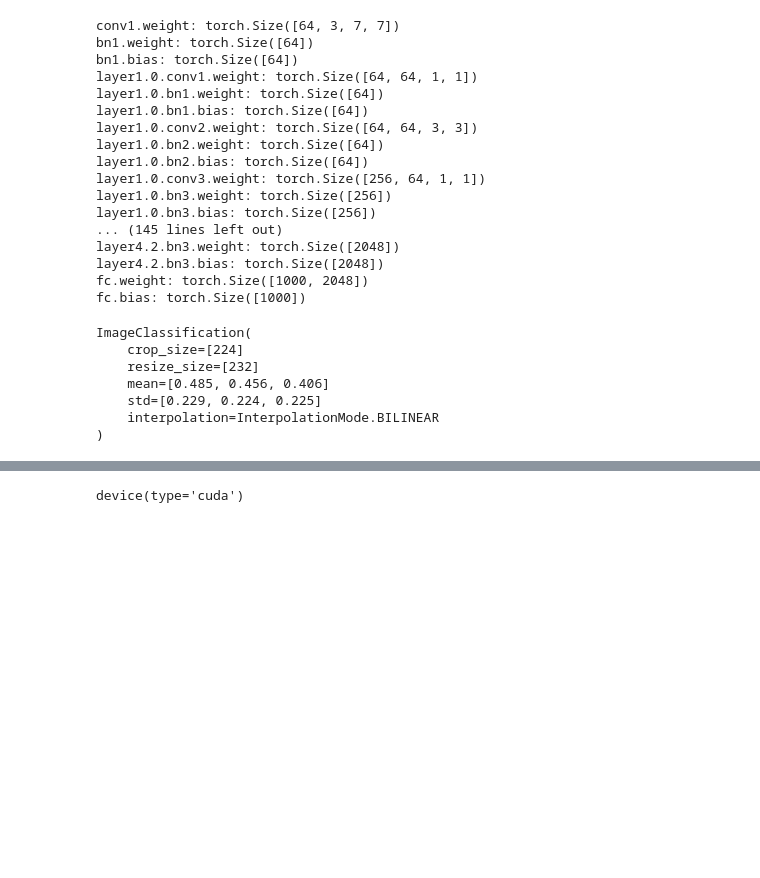
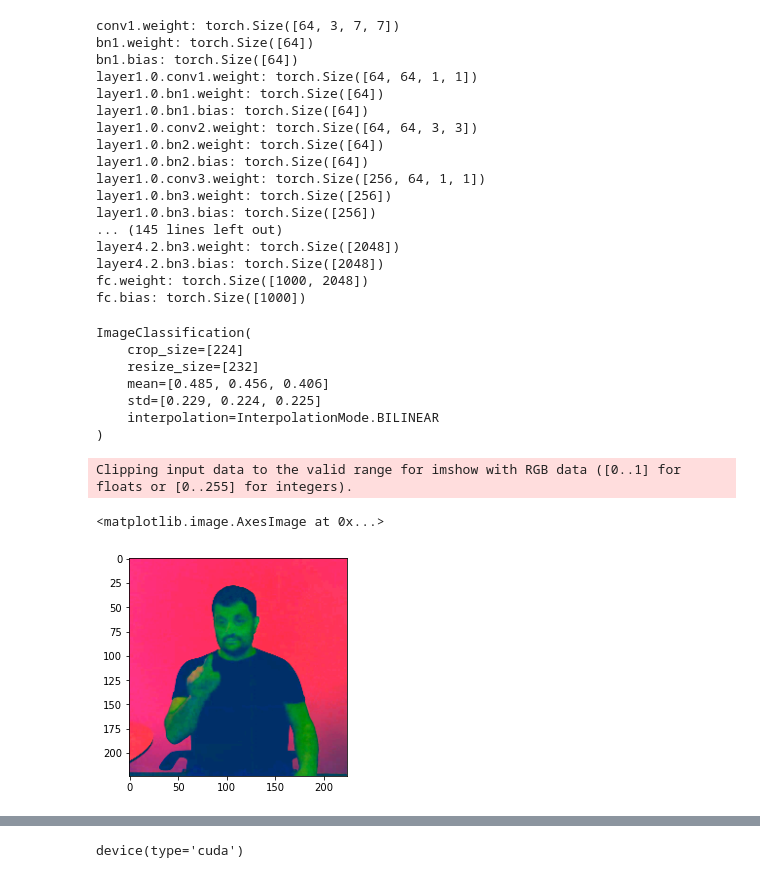
Before and after one commit to ADA-SITE-JML/sign-lang, a Jupyter notebook: tmp.ipynb, the cells around one changed output, grey strips where cells are left out. Saved outputs shown, nothing was run; the diff lists cells and outputs as text; code cells hidden in the pictures; blank space fills up the shorter version.

```diff
--- a/tmp.ipynb
+++ b/tmp.ipynb
@@ -136,3 +184,20 @@ transforms=partial(ImageClassification, crop_size=224, resize_size=232)
+# %%
+file_path = "../data/cam2/1/2022-04-25 13-29-56.mp4"
+
+cap = cv2.VideoCapture(file_path)
+cap.set(cv2.CAP_PROP_POS_FRAMES, 50)
+res, img = cap.read()
+img = cv2.cvtColor(img, cv2.COLOR_BGR2YCR_CB)
+img = PIL.Image.fromarray(img)
+# img = transforms.forward(img)
+img = preprocess.forward(img)
+
+# print(img)
+plt.imshow(img.permute(1, 2, 0))
+# %% [output]
+Clipping input data to the valid range for imshow with RGB data ([0..1] for floats or [0..255] for integers).
+<matplotlib.image.AxesImage at 0x...>
+[figure, added]
 # %%
 file_path = "../data/cam2/1/2022-05-26 11-15-10.mp4"
 
```
Also changed, not shown: parts of 20 cells of this notebook.
